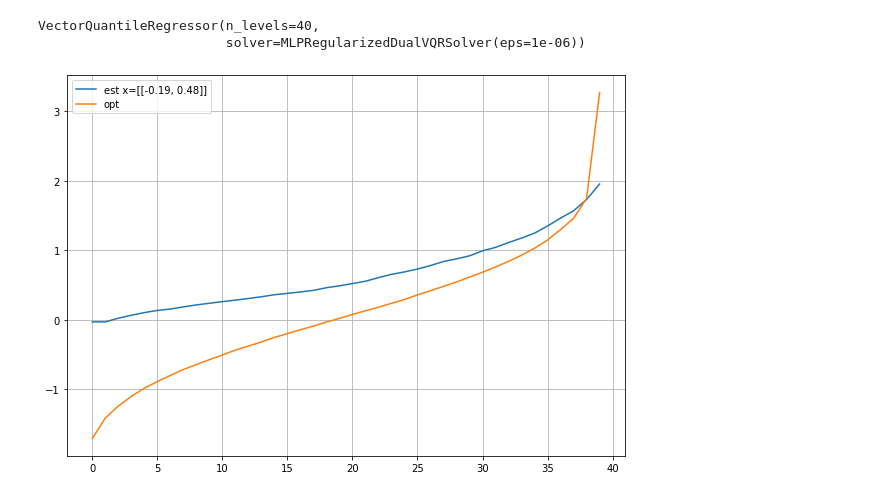
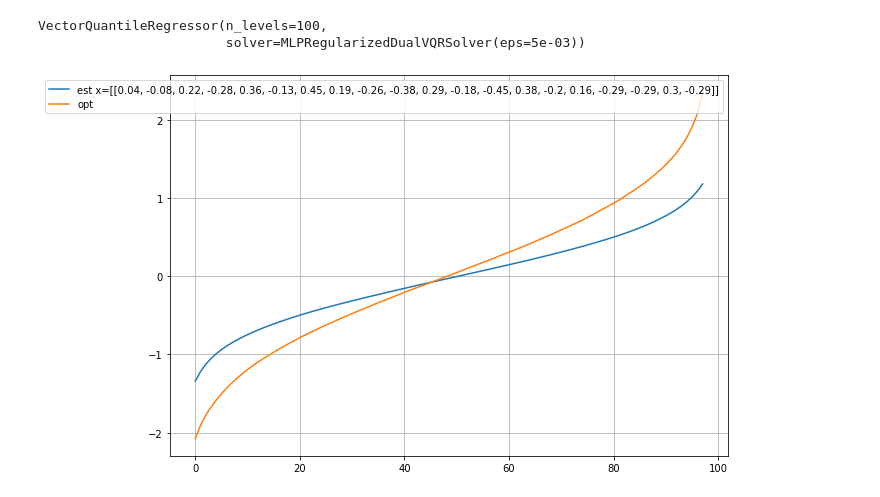
Before and after one commit to vistalab-technion/vqr, a Jupyter notebook: notebooks/04-VQR.ipynb, the cells around one changed output. Cells and saved outputs as stored; diff of their text form; code cells hidden in the pictures.

```diff
--- a/notebooks/04-VQR.ipynb
+++ b/notebooks/04-VQR.ipynb
@@ -11,40 +12,60 @@ data_provider = LinearMVNDataProvider(d=d, k=k)
 X, Y = data_provider.sample(n=N)
 # %%
-
 import random
 import numpy as np
 from matplotlib import pyplot as plt
 
 from vqr import VectorQuantileRegressor
-from vqr.solvers.dual.regularized_lse import RegularizedDualVQRSolver,MLPRegularizedDualVQRSolver
+from vqr.solvers.dual.regularized_lse import RegularizedDualVQRSolver, MLPRegularizedDualVQRSolver
 
-vqr_solver = MLPRegularizedDualVQRSolver(
+linear = False
+
+if linear:
+    vqr_solver = RegularizedDualVQRSolver(
     verbose=True,
     lr=0.5,
-    epsilon=1e-6,
-    num_epochs=5000,
-    hidden_layers=(2,10),
+    epsilon=5e-3,
+    num_epochs=20000,
+    gpu=True,
+    device_num=1,
+    lr_max_steps=10,
+    lr_factor=0.9,
+    lr_patience=300,
+    lr_threshold=0.5 * 0.01,
+)
+else:
+    vqr_solver = MLPRegularizedDualVQRSolver(
+    verbose=True,
+    lr=1.9,
+    epsilon=5e-3,
+    num_epochs=40000,
+    hidden_layers=(10, 5, 1),
     skip=False,
+    gpu=True,
+    device_num=1,
+    lr_max_steps=10,
+    lr_factor=0.9,
+    lr_patience=300,
+    lr_threshold=0.5 * 0.01,
 )
 vqr = VectorQuantileRegressor(n_levels=T, solver=vqr_solver)
 vqr.fit(X, Y)
 # %% [output]
-VectorQuantileRegressor(n_levels=40,
-                        solver=MLPRegularizedDualVQRSolver(eps=1e-06))
+VectorQuantileRegressor(n_levels=100,
+                        solver=MLPRegularizedDualVQRSolver(eps=5e-03))
 # %%
-
 ###
 i = random.randrange(0, N)
 x = X[[i]]
 q = vqr.vector_quantiles(X=x)[0][0]
 
 _, Y_ = data_provider.sample(n=N, x=x)
 
 fig, ax = plt.subplots(1,1,figsize=(10,7))
-ax.plot(q, label=f"est x={x.round(decimals=2).tolist()}")
-ax.plot(np.quantile(Y, q=vqr.quantile_levels), label="opt")
+ax.plot(q[1:-1], label=f"est x={x.round(decimals=2).tolist()}")
+ax.plot(np.quantile(Y, q=vqr.quantile_levels, method='lower')[1:-1], label="opt")
 ax.legend()
 ax.grid()
 ###
 # %% [output]
-[figure, old version]
+[figure, new version]
```
Also changed, not shown: parts of 5 cells of this notebook, 2 other files.
